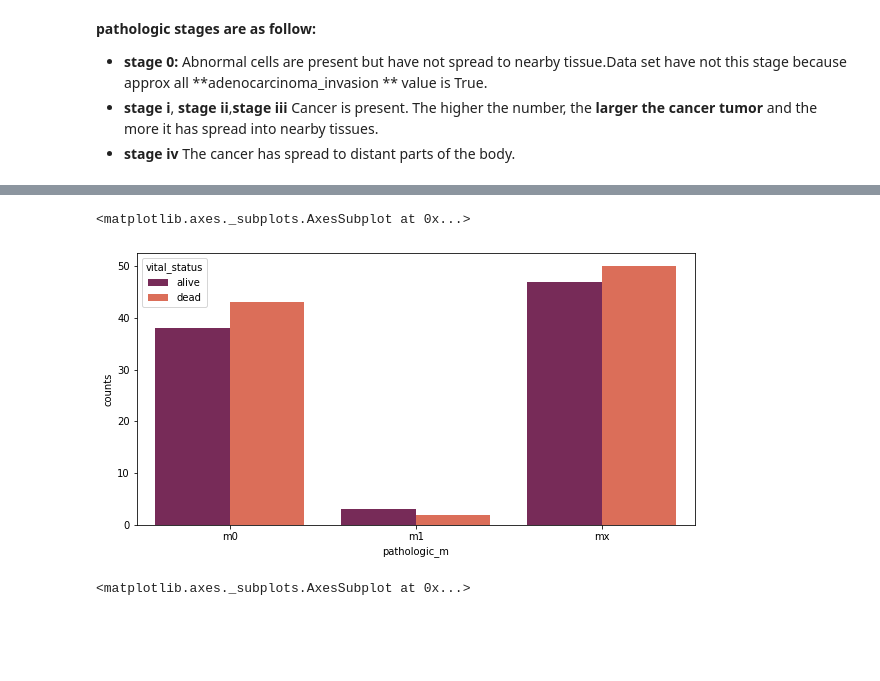
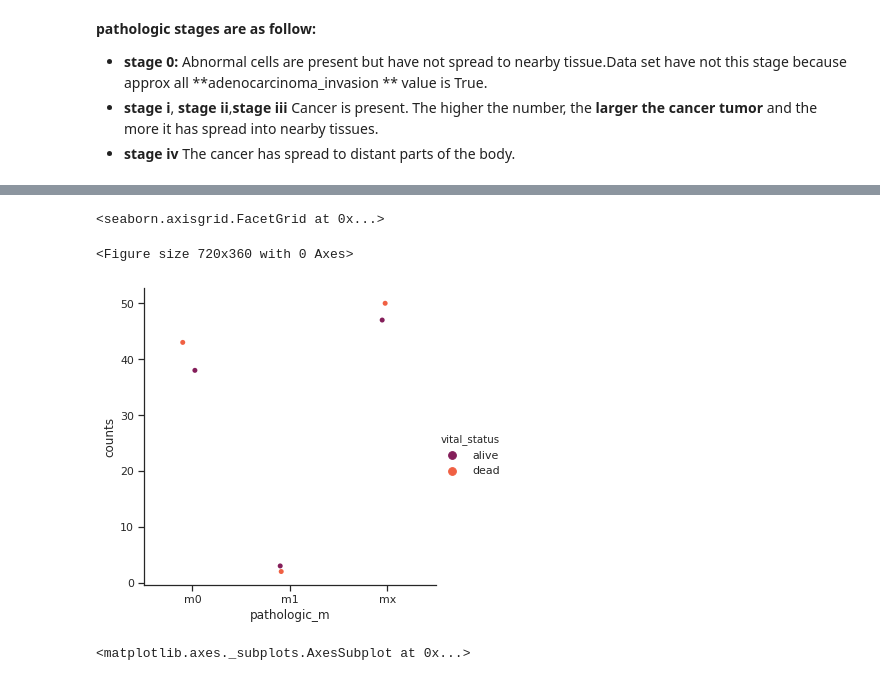
Before and after one commit to kaish114/Elucidata-Assignment-Internship, a Jupyter notebook: Elucidata_Assignment.ipynb, the cells around one changed output, grey strips where cells are left out. Cells and saved outputs as stored; diff of their text form; code cells hidden in the pictures; blank space fills up the shorter version.

```diff
--- a/Elucidata_Assignment.ipynb
+++ b/Elucidata_Assignment.ipynb
@@ -542,11 +574,12 @@ sns.barplot(x='pathologic_stage', y='counts', hue='vital_status', data=pathologi
 # %%
 #Plotting pathologic_m Vs vital_status
-pathologic_m_group = col_meta_data.groupby(['pathologic_m', 'vital_status'])['vital_status'].count().reset_index(name='counts')
+pathologic_m_group = column_metadata.groupby(['pathologic_m', 'vital_status'])['vital_status'].count().reset_index(name='counts')
 plt.figure(figsize=(10, 5))
-sns.barplot(x='pathologic_m', y='counts', hue='vital_status', data=pathologic_m_group, palette="rocket")
+sns.catplot(x='pathologic_m', y='counts', hue='vital_status', data=pathologic_m_group, palette="rocket")
 # %% [output]
-<matplotlib.axes._subplots.AxesSubplot at 0x...>
+<seaborn.axisgrid.FacetGrid at 0x...>
+<Figure size 720x360 with 0 Axes>
-[figure, old version]
+[figure, new version]
 # %%
 #Plotting pathologic_n Vs vital_status
 pathologic_n_group = col_meta_data.groupby(['pathologic_n', 'vital_status'])['vital_status'].count().reset_index(name='counts')
```
Also changed, not shown: parts of 8 cells of this notebook.
